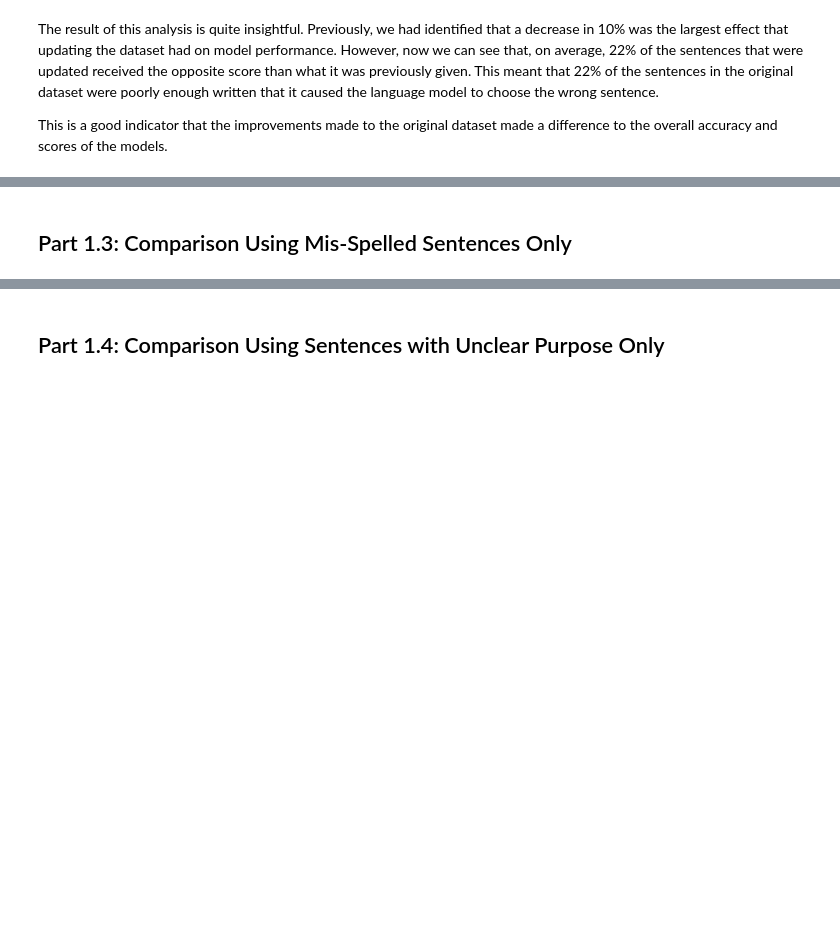
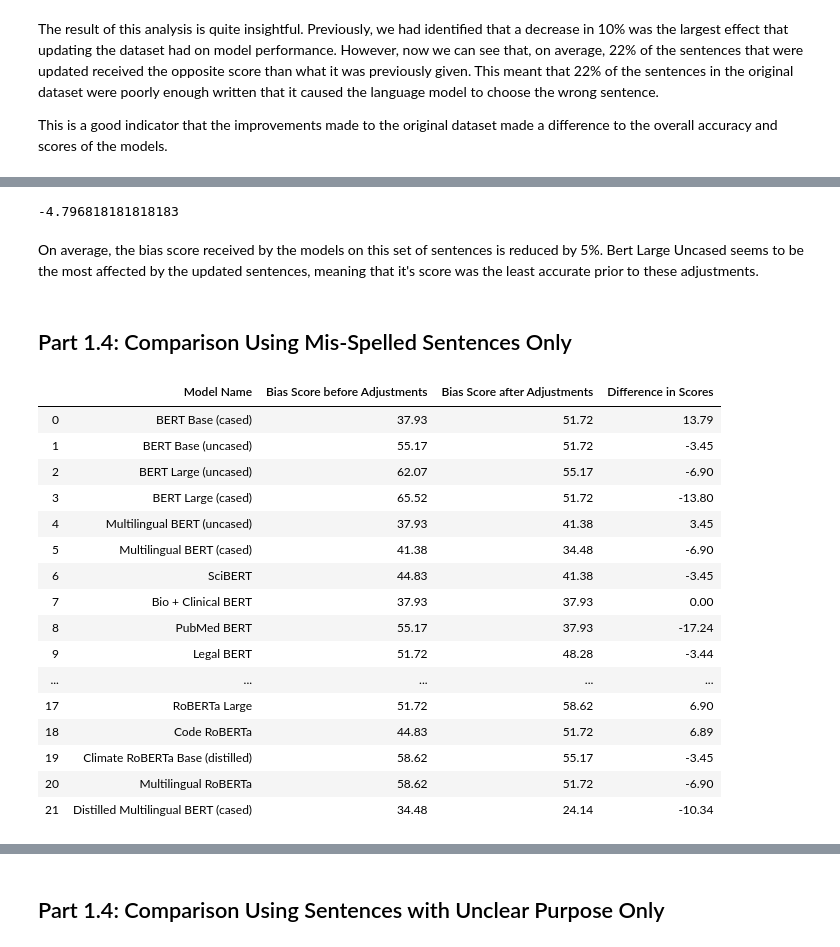
Before and after one commit to laramurphyyx/Visualisation-Tool-for-Social-Bias-in-NLP-Models, a Jupyter notebook: Analysis - Comparison of Original and Updated Datasets.ipynb, the cells around one changed output, grey strips where cells are left out. Cells and saved outputs as stored; diff of their text form; code cells hidden in the pictures; blank space fills up the shorter version.

```diff
--- a/Analysis - Comparison of Original and Updated Datasets.ipynb
+++ b/Analysis - Comparison of Original and Updated Datasets.ipynb
@@ -386,3 +454,41 @@ This is a good indicator that the improvements made to the original dataset made
+# %%
+sum(model_scores_df['Difference in Scores'])/22
+# %% [output]
+-4.796818181818183
+# %% [markdown]
+On average, the bias score received by the models on this set of sentences is reduced by 5%. Bert Large Uncased seems to be the most affected by the updated sentences, meaning that it's score was the least accurate prior to these adjustments.
 # %% [markdown]
 <a id='typos'></a>
-## Part 1.3: Comparison Using Mis-Spelled Sentences Only
+## Part 1.4: Comparison Using Mis-Spelled Sentences Only
+# %%
+model_scores_df = pd.DataFrame(
+    columns=[
+        'Model Name',
+        'Bias Score before Adjustments',
+        'Bias Score after Adjustments',
+        'Difference in Scores'],
+    dtype=object)
+
+for model in all_models:
+    model_score_entry = pd.DataFrame(get_before_after_scores(model, errors_sentence_typos_ids))
+    model_scores_df = pd.concat([model_scores_df, model_score_entry], ignore_index=True)
+# %%
+model_scores_df
+# %% [output]
+|  | Model Name | Bias Score before Adjustments | Bias Score after Adjustments | Difference in Scores |
+| 0 | BERT Base (cased) | 37.93 | 51.72 | 13.79 |
+| 1 | BERT Base (uncased) | 55.17 | 51.72 | -3.45 |
+| 2 | BERT Large (uncased) | 62.07 | 55.17 | -6.90 |
+| 3 | BERT Large (cased) | 65.52 | 51.72 | -13.80 |
+| 4 | Multilingual BERT (uncased) | 37.93 | 41.38 | 3.45 |
+| 5 | Multilingual BERT (cased) | 41.38 | 34.48 | -6.90 |
+| 6 | SciBERT | 44.83 | 41.38 | -3.45 |
+| 7 | Bio + Clinical BERT | 37.93 | 37.93 | 0.00 |
+| 8 | PubMed BERT | 55.17 | 37.93 | -17.24 |
+| 9 | Legal BERT | 51.72 | 48.28 | -3.44 |
+| ... | ... | ... | ... | ... |
+| 17 | RoBERTa Large | 51.72 | 58.62 | 6.90 |
+| 18 | Code RoBERTa | 44.83 | 51.72 | 6.89 |
+| 19 | Climate RoBERTa Base (distilled) | 58.62 | 55.17 | -3.45 |
+| 20 | Multilingual RoBERTa | 58.62 | 51.72 | -6.90 |
+| 21 | Distilled Multilingual BERT (cased) | 34.48 | 24.14 | -10.34 |
```
Also changed, not shown: parts of 15 cells of this notebook.
